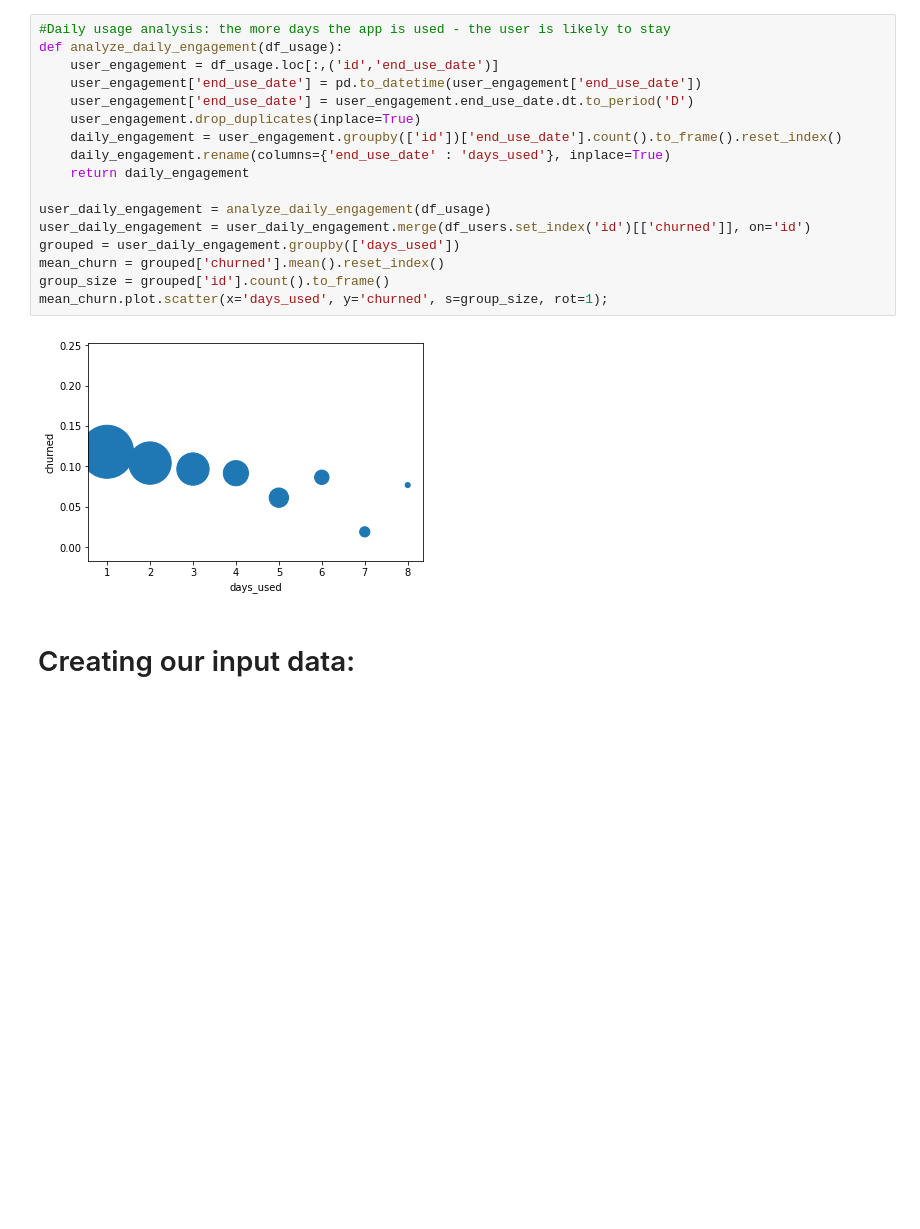
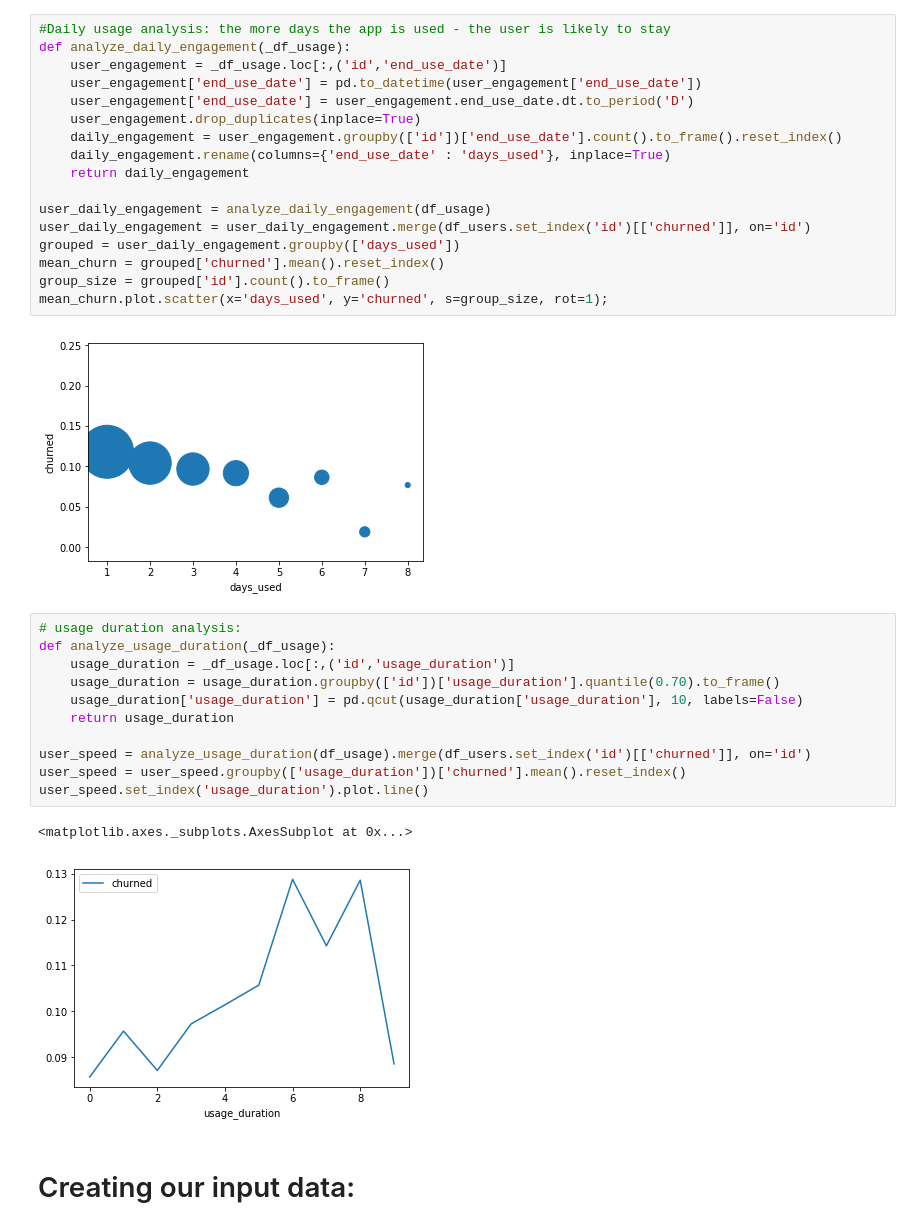
Before and after one commit to obruker/datahack, a Jupyter notebook: datahack_2018.ipynb, the cells around one changed output. Drawn from its saved outputs; the diff is of its cells as text; blank space fills up the shorter version.

Commit message:
add usage duration (quickness) feature (f1-score: 0.0.2148)

```diff
--- a/datahack_2018.ipynb
+++ b/datahack_2018.ipynb
@@ -170,8 +170,8 @@ user_seniority.sort_values('installation_date', ascending=False).plot.bar(subplo
 [figure]
 # %%
 #Daily usage analysis: the more days the app is used - the user is likely to stay
-def analyze_daily_engagement(df_usage):
-    user_engagement = df_usage.loc[:,('id','end_use_date')]
+def analyze_daily_engagement(_df_usage):
+    user_engagement = _df_usage.loc[:,('id','end_use_date')]
     user_engagement['end_use_date'] = pd.to_datetime(user_engagement['end_use_date'])
     user_engagement['end_use_date'] = user_engagement.end_use_date.dt.to_period('D')
     user_engagement.drop_duplicates(inplace=True)
@@ -187,6 +187,20 @@ group_size = grouped['id'].count().to_frame()
 mean_churn.plot.scatter(x='days_used', y='churned', s=group_size, rot=1);
 # %% [output]
 [figure]
+# %%
+# usage duration analysis:
+def analyze_usage_duration(_df_usage):
+    usage_duration = _df_usage.loc[:,('id','usage_duration')]
+    usage_duration = usage_duration.groupby(['id'])['usage_duration'].quantile(0.70).to_frame()
+    usage_duration['usage_duration'] = pd.qcut(usage_duration['usage_duration'], 10, labels=False)
+    return usage_duration
+
+user_speed = analyze_usage_duration(df_usage).merge(df_users.set_index('id')[['churned']], on='id')
+user_speed = user_speed.groupby(['usage_duration'])['churned'].mean().reset_index()
+user_speed.set_index('usage_duration').plot.line()
+# %% [output]
+<matplotlib.axes._subplots.AxesSubplot at 0x...>
+[figure, added]
 # %% [markdown]
 # Creating our input data:
 # %%
```
Also changed, not shown: parts of 3 cells of this notebook, 1 other file.
